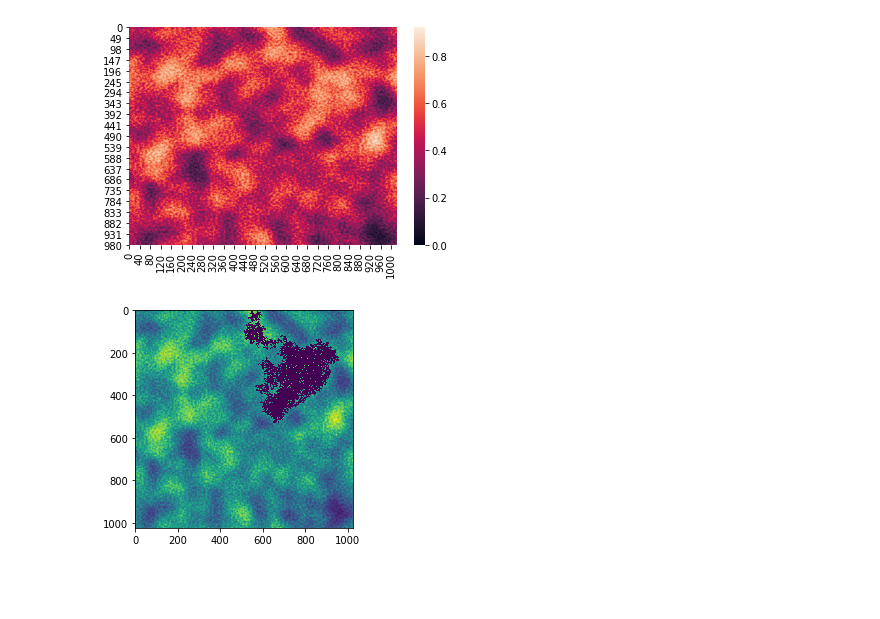
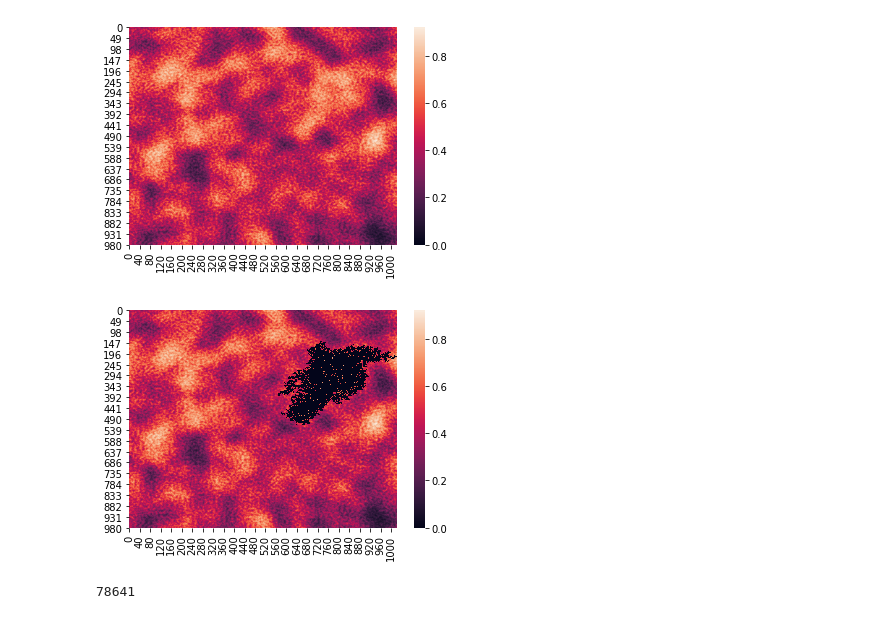
Before and after one commit to dhdzmota/PREMOV, a Jupyter notebook: Trial.ipynb, the cells around one changed output. Saved outputs shown, nothing was run; the diff lists cells and outputs as text; code cells hidden in the pictures; blank space fills up the shorter version.

```diff
--- a/Trial.ipynb
+++ b/Trial.ipynb
@@ -115,10 +115,14 @@ while queue!=[]:
     prob_time.append(prob)
     #fire_time.append([plt.imshow(Fire)])
 # %%
-plt.imshow(prob_time[0])
+sns.heatmap(prob_time[0])
 plt.show()
 # %% [output]
-[figure, old version]
+[figure, new version]
+# %%
+len(prob_time)
+# %% [output]
+78641
 # %%
 fig = plt.figure()
 ani = animation.ArtistAnimation(fig, fire_time, interval=10, blit=True,
```
Also changed, not shown: 3 other files.
